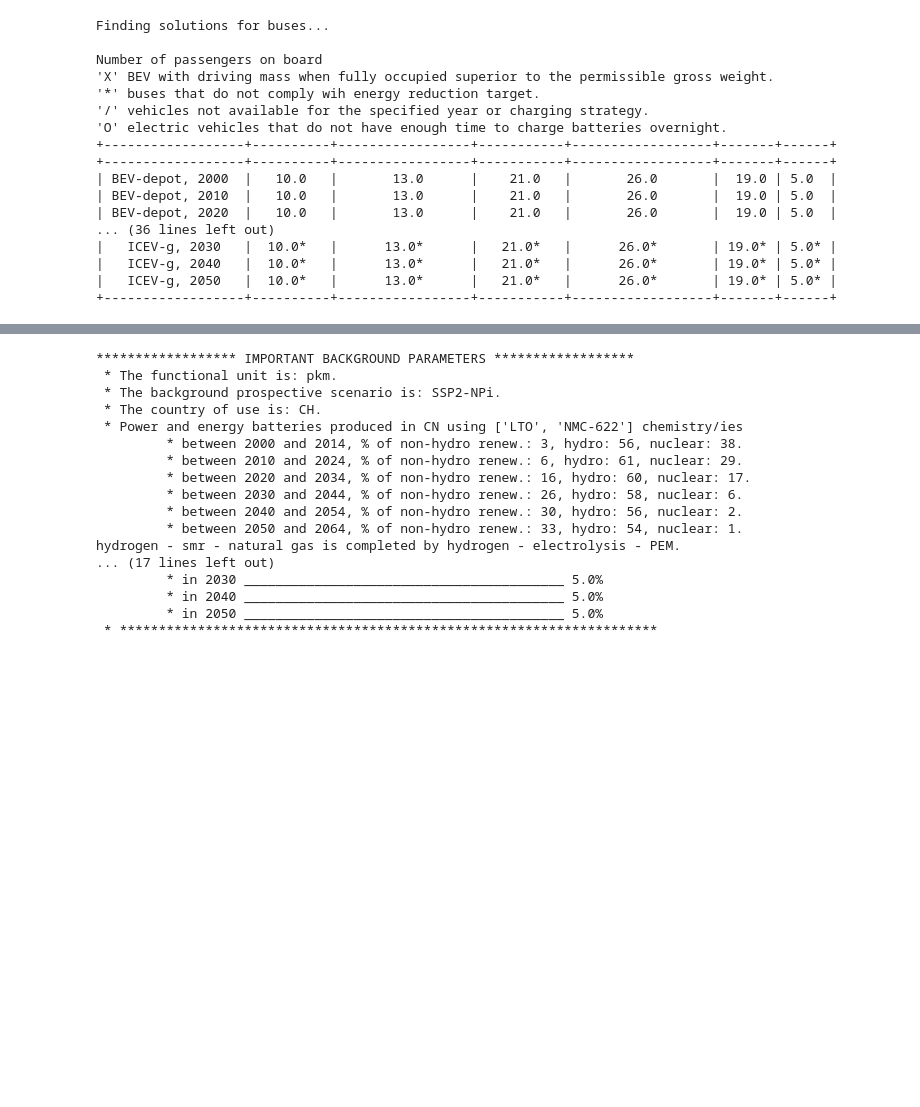
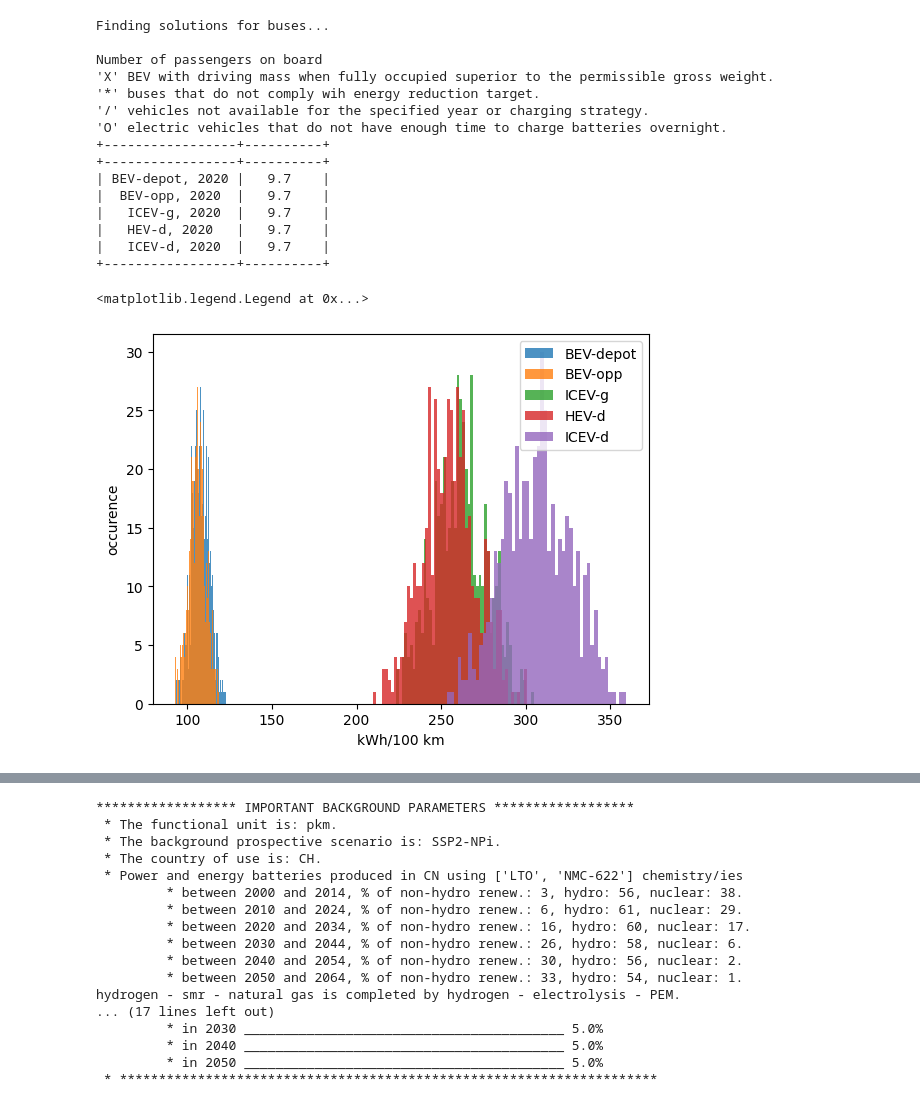
Before and after one commit to romainsacchi/carculator_bus, a Jupyter notebook: dev/test.ipynb, the cells around one changed output, grey strips where cells are left out. Saved outputs shown, nothing was run; the diff lists cells and outputs as text; code cells hidden in the pictures; blank space fills up the shorter version.

```diff
--- a/dev/test.ipynb
+++ b/dev/test.ipynb
@@ -3,10 +3,11 @@ from carculator_bus import *
 import matplotlib.pyplot as plt
 # %%
 bip = BusInputParameters()
-#bip.stochastic(3)
-bip.static()
+bip.stochastic(500)
+#bip.static()
 dcts, array = fill_xarray_from_input_parameters(
     bip,
+    scope={"year":[2020,],"size":["13m-city"], "powertrain":["BEV-depot", "BEV-opp", "ICEV-g", "HEV-d", "ICEV-d"]}
 )
 bm = BusModel(array,)
 bm.set_all()
@@ -18,13 +19,22 @@ Number of passengers on board
 '*' buses that do not comply wih energy reduction target.
 '/' vehicles not available for the specified year or charging strategy.
 'O' electric vehicles that do not have enough time to charge batteries overnight.
-+------------------+----------+-----------------+-----------+------------------+-------+------+
-+------------------+----------+-----------------+-----------+------------------+-------+------+
-| BEV-depot, 2000  |   10.0   |       13.0      |    21.0   |       26.0       |  19.0 | 5.0  |
-| BEV-depot, 2010  |   10.0   |       13.0      |    21.0   |       26.0       |  19.0 | 5.0  |
-| BEV-depot, 2020  |   10.0   |       13.0      |    21.0   |       26.0       |  19.0 | 5.0  |
-... (36 lines left out)
-|   ICEV-g, 2030   |  10.0*   |      13.0*      |   21.0*   |      26.0*       | 19.0* | 5.0* |
-|   ICEV-g, 2040   |  10.0*   |      13.0*      |   21.0*   |      26.0*       | 19.0* | 5.0* |
-|   ICEV-g, 2050   |  10.0*   |      13.0*      |   21.0*   |      26.0*       | 19.0* | 5.0* |
-+------------------+----------+-----------------+-----------+------------------+-------+------+
++-----------------+----------+
++-----------------+----------+
+| BEV-depot, 2020 |   9.7    |
+|  BEV-opp, 2020  |   9.7    |
+|   ICEV-g, 2020  |   9.7    |
+|   HEV-d, 2020   |   9.7    |
+|   ICEV-d, 2020  |   9.7    |
++-----------------+----------+
+# %%
+TtW_energy = bm.array.sel(size="13m-city", year=2020, parameter='TtW energy') * 1/3600 * 100
+
+l_powertrains = TtW_energy.powertrain
+[plt.hist(e, bins=50, alpha=.8, label=e.powertrain.values) for e in TtW_energy]
+plt.xlabel('kWh/100 km')
+plt.ylabel('occurence')
+plt.legend()
+# %% [output]
+<matplotlib.legend.Legend at 0x...>
+[figure, added]
```
Also changed, not shown: parts of 5 cells of this notebook, 1 other file.
